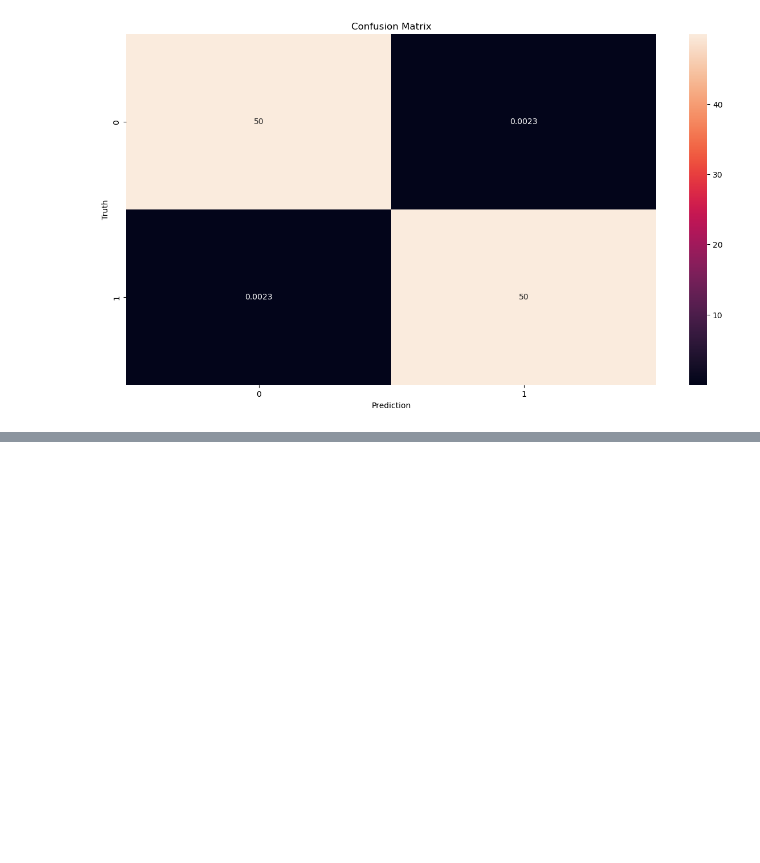
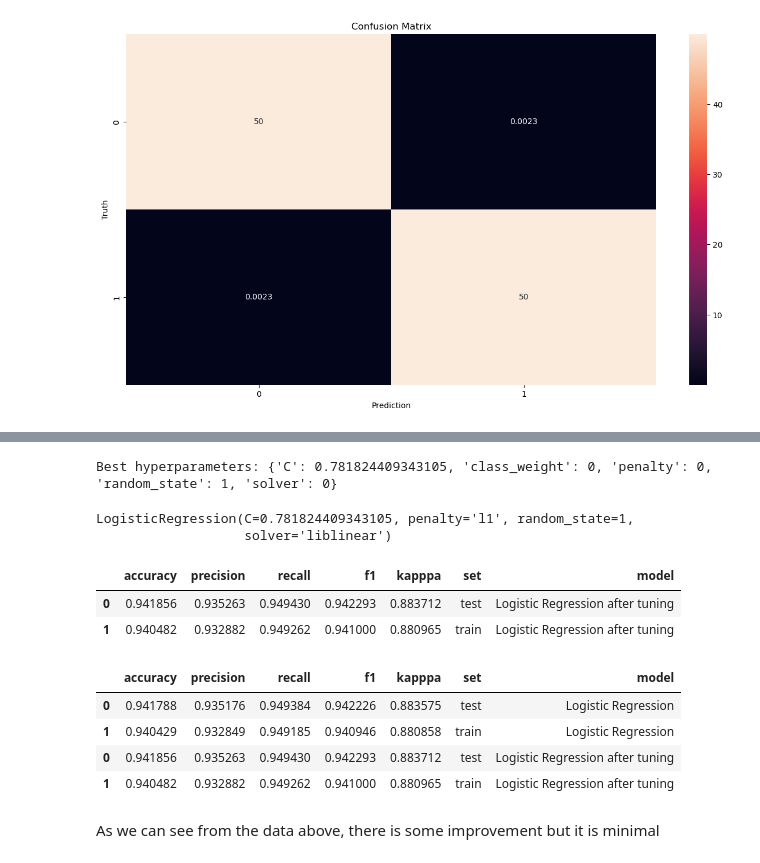
Before and after one commit to Ankourii/Fraud_prediction, a Jupyter notebook: notebooks/model.ipynb, the cells around one changed output, grey strips where cells are left out. Cells and saved outputs as stored; diff of their text form; code cells hidden in the pictures; blank space fills up the shorter version.

```diff
--- a/notebooks/model.ipynb
+++ b/notebooks/model.ipynb
@@ -322,0 +219,35 @@ final_results=pd.concat([results_best_lr, results_best_rf, results_best_dt], axi
+# %%
+
+space = {
+    'penalty': hp.choice('penalty', ['l1', 'l2']),
+    'C': hp.loguniform('C', -5, 5),
+    'class_weight': hp.choice('class_weight', [None, 'balanced']),
+    'random_state': hp.choice('random_state', [None, 42]),
+    'solver': hp.choice('solver', ['liblinear']),
+}
+
+def objective(space):
+    model = LogisticRegression(
+        penalty=space['penalty'],
+        C=space['C'],
+        class_weight=space['class_weight'],
+        random_state=space['random_state'],
+        solver=space['solver'],
+    )
+
+    model.fit(X_train, y_train)
+    y_pred = model.predict(X_test)
+    recall = recall_score(y_test, y_pred)
+
+    return {'loss': -recall, 'status': STATUS_OK}
+
+trials = Trials()
+best = fmin(fn=objective,  # function to minimize
+            space=space,    # dictionary of parameters
+            algo=tpe.suggest,
+            max_evals=10,
+            trials=trials)
+
+print("Best hyperparameters:", best)
+# %% [output]
+Best hyperparameters: {'C': 0.781824409343105, 'class_weight': 0, 'penalty': 0, 'random_state': 1, 'solver': 0}
@@ -322,0 +271,30 @@ final_results=pd.concat([results_best_lr, results_best_rf, results_best_dt], axi
+# %%
+model.fit(X_train, y_train)   #training the model
+# %% [output]
+LogisticRegression(C=0.781824409343105, penalty='l1', random_state=1,
+                   solver='liblinear')
+# %%
+#getting the predictions
+y_pred_model_test = model.predict(X_test)
+y_pred_model_train = model.predict(X_train)
+# %%
+#calling the function metrics made above to get all the metrics for this newly created model
+results_model = metrics(y_test, y_pred_model_test, y_train, y_pred_model_train, 'Logistic Regression after tuning')
+results_model
+# %% [output]
+|  | accuracy | precision | recall | f1 | kapppa | set | model |
+| 0 | 0.941856 | 0.935263 | 0.949430 | 0.942293 | 0.883712 | test | Logistic Regression after tuning |
+| 1 | 0.940482 | 0.932882 | 0.949262 | 0.941000 | 0.880965 | train | Logistic Regression after tuning |
+# %%
+# Concatenating the initial logistic regression model and the tuned logistic regression model so we can compare them
+logistic_comparison=pd.concat([results_logistic, results_model], axis=0)
+# %%
+logistic_comparison
+# %% [output]
+|  | accuracy | precision | recall | f1 | kapppa | set | model |
+| 0 | 0.941788 | 0.935176 | 0.949384 | 0.942226 | 0.883575 | test | Logistic Regression |
+| 1 | 0.940429 | 0.932849 | 0.949185 | 0.940946 | 0.880858 | train | Logistic Regression |
+| 0 | 0.941856 | 0.935263 | 0.949430 | 0.942293 | 0.883712 | test | Logistic Regression after tuning |
+| 1 | 0.940482 | 0.932882 | 0.949262 | 0.941000 | 0.880965 | train | Logistic Regression after tuning |
+# %% [markdown]
+As we can see from the data above, there is some improvement but it is minimal
```
Also changed, not shown: parts of 36 cells of this notebook, 2 other files.
